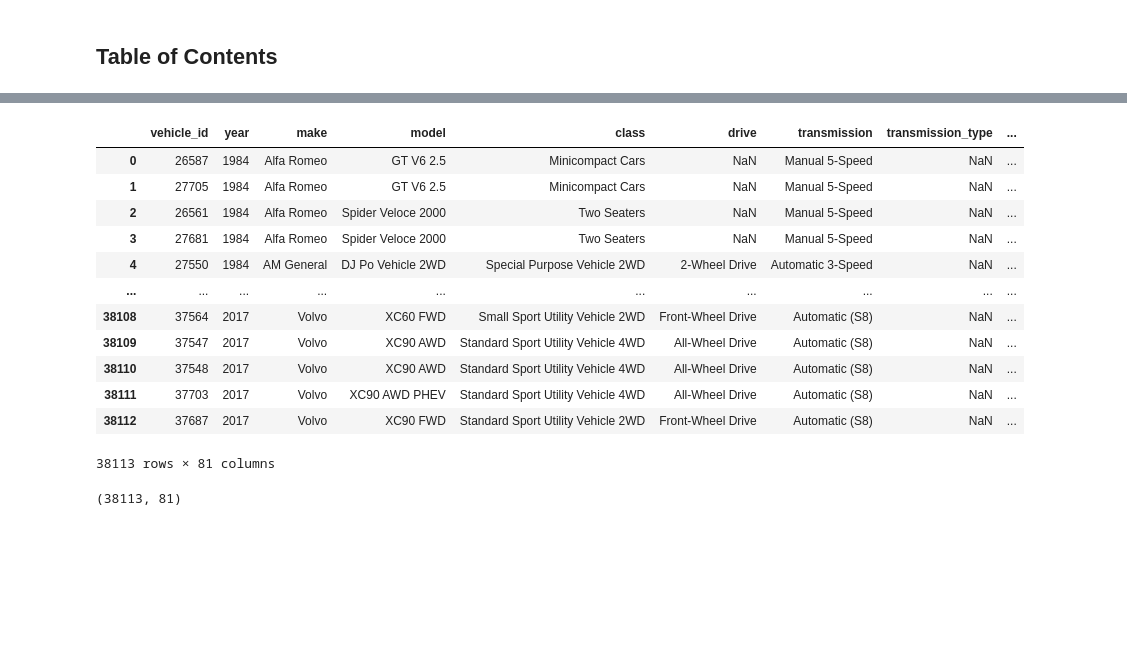
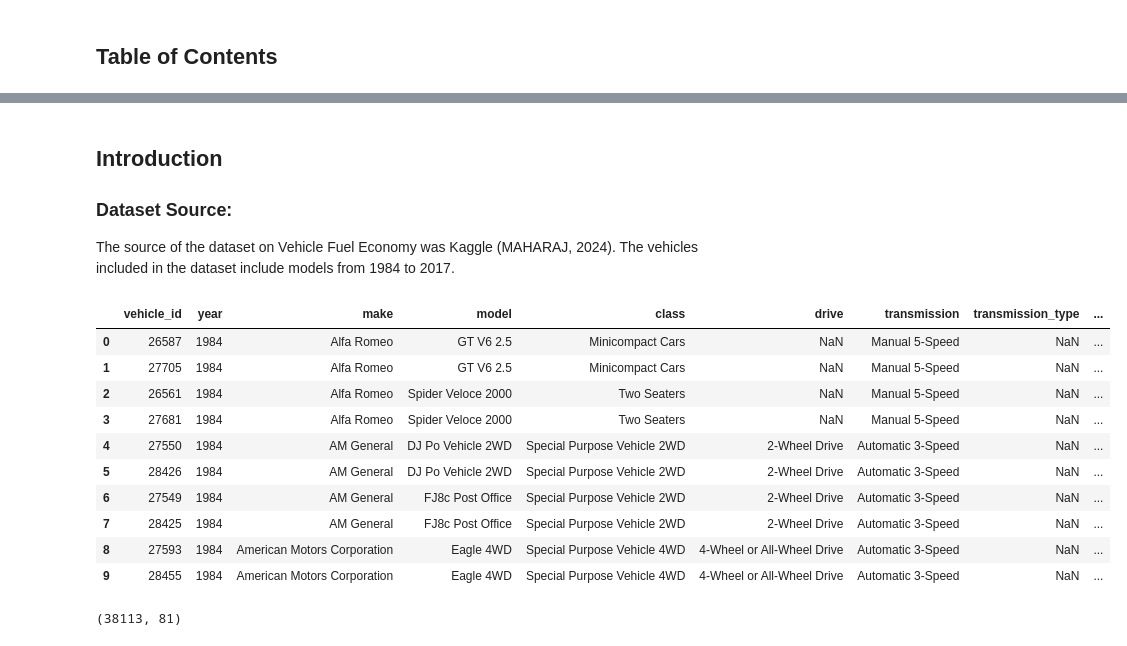
Before and after one commit to awol380/Machine-Learning-2410-Assignment, a Jupyter notebook: Phase_1.ipynb, the cells around one changed output, grey strips where cells are left out. Saved outputs shown, nothing was run; the diff lists cells and outputs as text; code cells hidden in the pictures; blank space fills up the shorter version.

```diff
--- a/Phase_1.ipynb
+++ b/Phase_1.ipynb
@@ -32,3 +12,8 @@ It tells us varying fuel efficiency ranges for different drive types in highway
+# %% [markdown]
+## Introduction
+### Dataset Source:
+
+The source of the dataset on Vehicle Fuel Economy was Kaggle (MAHARAJ, 2024).  The vehicles included in the dataset include models from 1984 to 2017.
 # %%
 import warnings
 warnings.filterwarnings("ignore")
@@ -41,21 +26,19 @@ pd.set_option('display.max_columns', None)
 url = 'https://raw.githubusercontent.com/awol380/Machine-Learning-2410-Assignment-Group1/main/fuel.csv'
 data = pd.read_csv(url)
 # %%
-data
+data.head(10)
 # %% [output]
 |  | vehicle_id | year | make | model | class | drive | transmission | transmission_type | ... |
 | 0 | 26587 | 1984 | Alfa Romeo | GT V6 2.5 | Minicompact Cars | NaN | Manual 5-Speed | NaN | ... |
 | 1 | 27705 | 1984 | Alfa Romeo | GT V6 2.5 | Minicompact Cars | NaN | Manual 5-Speed | NaN | ... |
 | 2 | 26561 | 1984 | Alfa Romeo | Spider Veloce 2000 | Two Seaters | NaN | Manual 5-Speed | NaN | ... |
 | 3 | 27681 | 1984 | Alfa Romeo | Spider Veloce 2000 | Two Seaters | NaN | Manual 5-Speed | NaN | ... |
 | 4 | 27550 | 1984 | AM General | DJ Po Vehicle 2WD | Special Purpose Vehicle 2WD | 2-Wheel Drive | Automatic 3-Speed | NaN | ... |
-| ... | ... | ... | ... | ... | ... | ... | ... | ... | ... |
-| 38108 | 37564 | 2017 | Volvo | XC60 FWD | Small Sport Utility Vehicle 2WD | Front-Wheel Drive | Automatic (S8) | NaN | ... |
-| 38109 | 37547 | 2017 | Volvo | XC90 AWD | Standard Sport Utility Vehicle 4WD | All-Wheel Drive | Automatic (S8) | NaN | ... |
-| 38110 | 37548 | 2017 | Volvo | XC90 AWD | Standard Sport Utility Vehicle 4WD | All-Wheel Drive | Automatic (S8) | NaN | ... |
-| 38111 | 37703 | 2017 | Volvo | XC90 AWD PHEV | Standard Sport Utility Vehicle 4WD | All-Wheel Drive | Automatic (S8) | NaN | ... |
-| 38112 | 37687 | 2017 | Volvo | XC90 FWD | Standard Sport Utility Vehicle 2WD | Front-Wheel Drive | Automatic (S8) | NaN | ... |
+| 5 | 28426 | 1984 | AM General | DJ Po Vehicle 2WD | Special Purpose Vehicle 2WD | 2-Wheel Drive | Automatic 3-Speed | NaN | ... |
+| 6 | 27549 | 1984 | AM General | FJ8c Post Office | Special Purpose Vehicle 2WD | 2-Wheel Drive | Automatic 3-Speed | NaN | ... |
+| 7 | 28425 | 1984 | AM General | FJ8c Post Office | Special Purpose Vehicle 2WD | 2-Wheel Drive | Automatic 3-Speed | NaN | ... |
+| 8 | 27593 | 1984 | American Motors Corporation | Eagle 4WD | Special Purpose Vehicle 4WD | 4-Wheel or All-Wheel Drive | Automatic 3-Speed | NaN | ... |
+| 9 | 28455 | 1984 | American Motors Corporation | Eagle 4WD | Special Purpose Vehicle 4WD | 4-Wheel or All-Wheel Drive | Automatic 3-Speed | NaN | ... |
-38113 rows × 81 columns
 # %%
 data.shape
 # %% [output]
```
Also changed, not shown: parts of 9 cells of this notebook.
